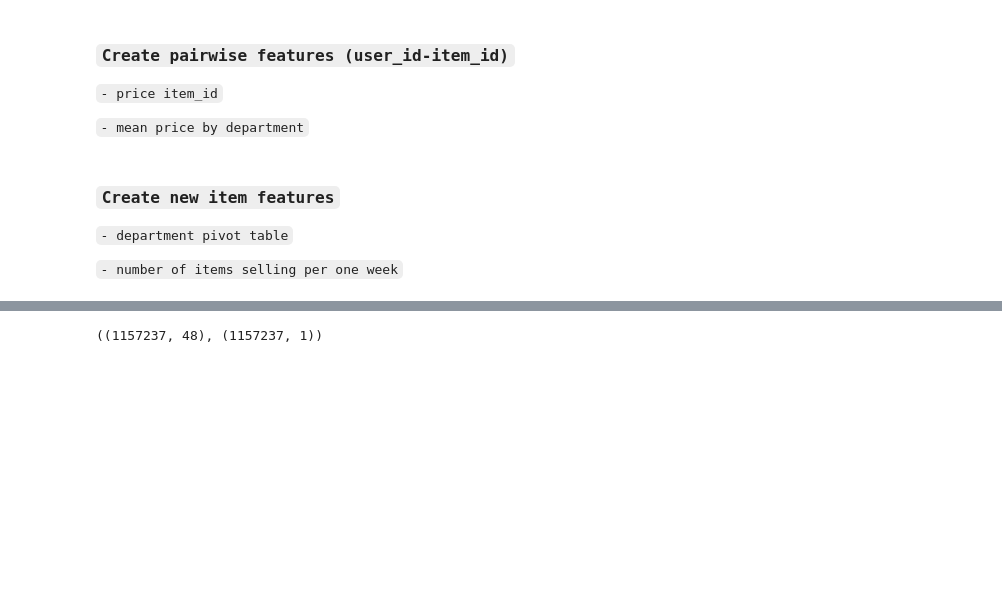
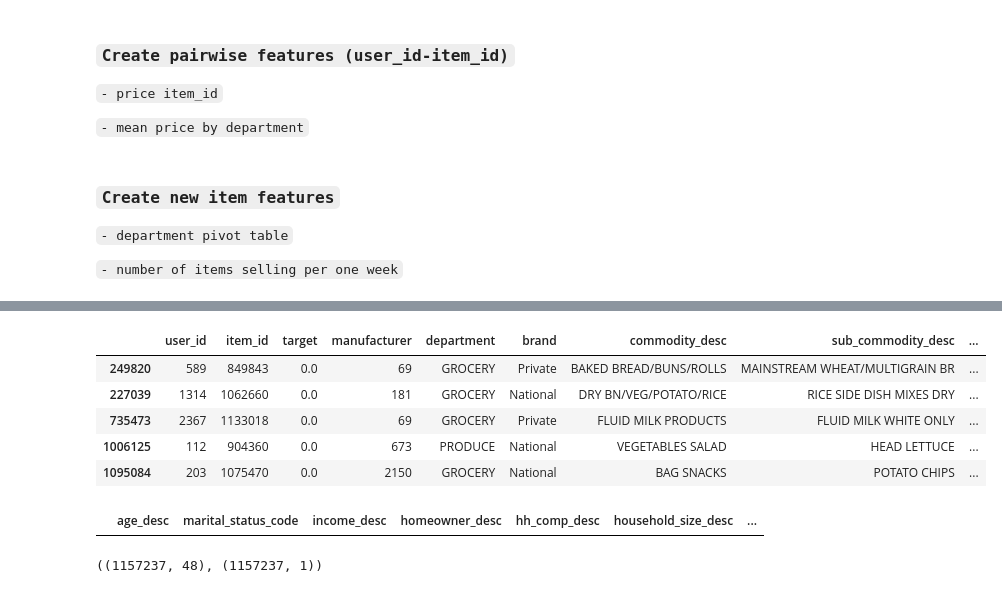
Before and after one commit to Krivosheenkova/Recommender-Systems-beginning, a Jupyter notebook: 6_2level_recommendation_models/6.ipynb, the cells around one changed output, grey strips where cells are left out. Saved outputs shown, nothing was run; the diff lists cells and outputs as text; code cells hidden in the pictures; blank space fills up the shorter version.

```diff
--- a/6_2level_recommendation_models/6.ipynb
+++ b/6_2level_recommendation_models/6.ipynb
@@ -201,7 +201,7 @@ def merge_purchase_freq_by_month(user_features, data):
     data.loc[data.n_months < 1] = 1
     data['quantity_per_month'] = data.quantity / data.n_months
     user_features = user_features.merge(data[['user_id', 'quantity_per_month']], on='user_id', how='right')
-
+    user_features['quantity_per_month'] = user_features.quantity_per_month.astype('int64')
     return user_features
 
 # make pivot from department and user_id
@@ -295 +294,4 @@ item_features start shape: (92353, 7)
 item_features end shape: (92353, 11)
+# %%
+pd.set_option('max_columns', None)
+user_features.head()
@@ -310,6 +328,20 @@ targets_lvl_2.drop('flag', axis=1, inplace=True)
 
 targets_lvl_2 = targets_lvl_2.merge(item_features, on='item_id', how='left')
 targets_lvl_2 = targets_lvl_2.merge(user_features, on='user_id', how='left')
+# %%
+targets_lvl_2.sample(5)
+# %% [output]
+|  | user_id | item_id | target | manufacturer | department | brand | commodity_desc | sub_commodity_desc | ... |
+| 249820 | 589 | 849843 | 0.0 | 69 | GROCERY | Private | BAKED BREAD/BUNS/ROLLS | MAINSTREAM WHEAT/MULTIGRAIN BR | ... |
+| 227039 | 1314 | 1062660 | 0.0 | 181 | GROCERY | National | DRY BN/VEG/POTATO/RICE | RICE SIDE DISH MIXES DRY | ... |
+| 735473 | 2367 | 1133018 | 0.0 | 69 | GROCERY | Private | FLUID MILK PRODUCTS | FLUID MILK WHITE ONLY | ... |
+| 1006125 | 112 | 904360 | 0.0 | 673 | PRODUCE | National | VEGETABLES SALAD | HEAD LETTUCE | ... |
+| 1095084 | 203 | 1075470 | 0.0 | 2150 | GROCERY | National | BAG SNACKS | POTATO CHIPS | ... |
+# %%
+# yYyYYYtttt
+user_features[user_features.user_id == 112]
+# %% [output]
+|  | age_desc | marital_status_code | income_desc | homeowner_desc | hh_comp_desc | household_size_desc | ... |
 # %%
 X_train = targets_lvl_2.drop('target', axis=1)
 y_train = targets_lvl_2[['target']]
```
Also changed, not shown: parts of 3 cells of this notebook.
